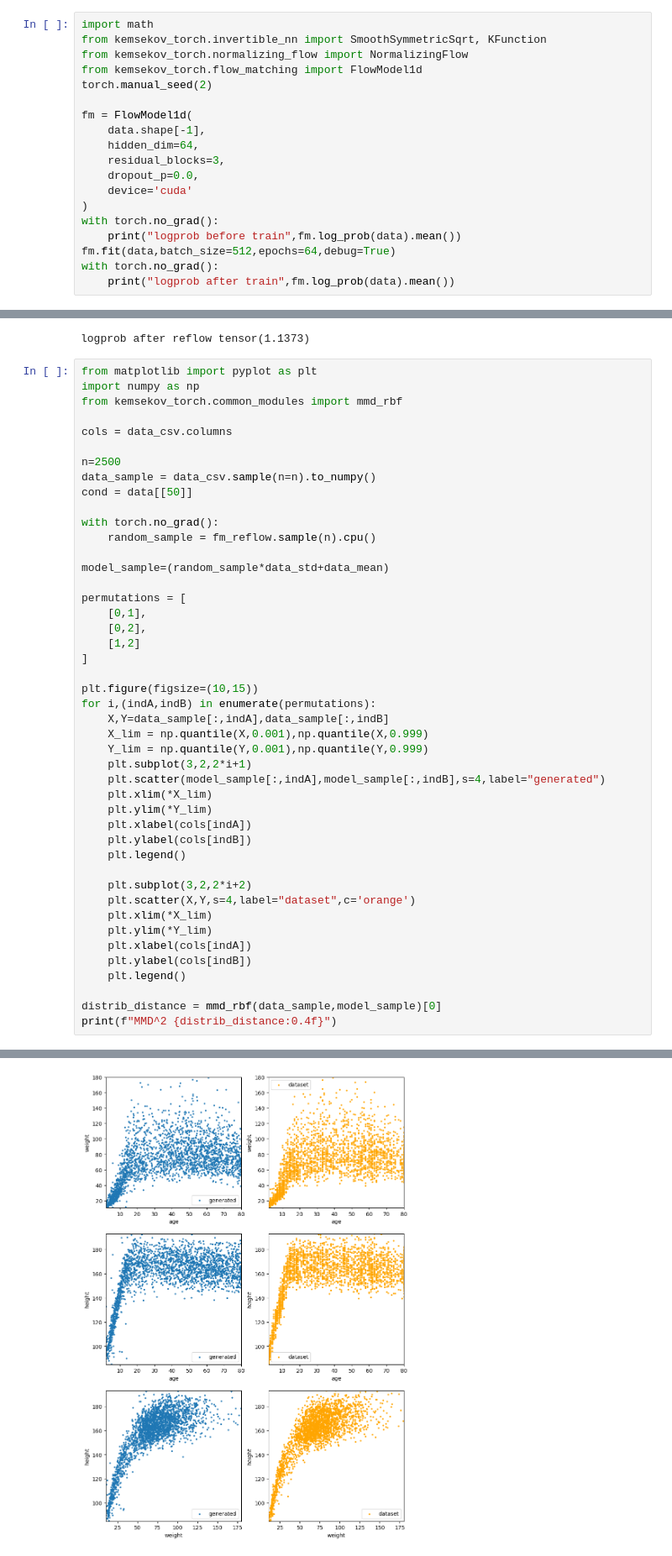
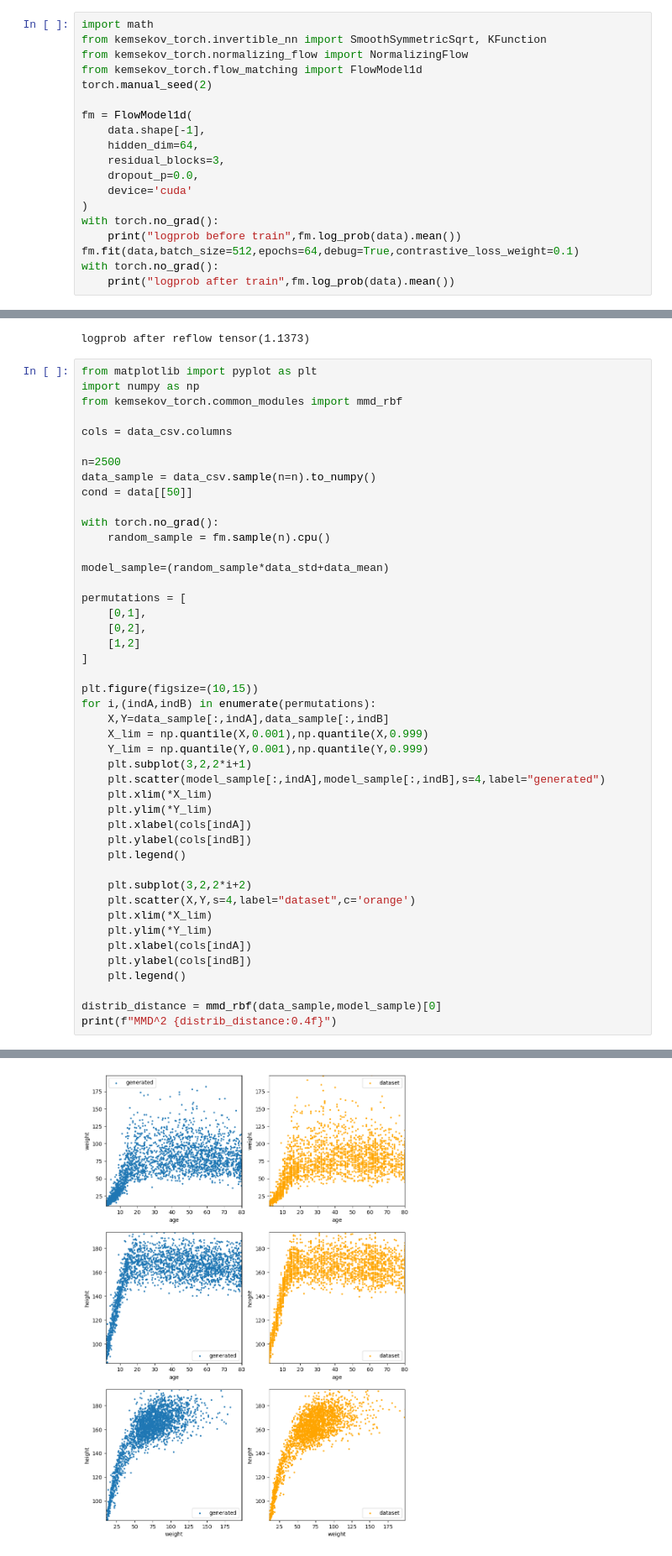
Before and after one commit to Kemsekov/One-Step-Exact-Likelihood-FlowMatching, a Jupyter notebook: run.ipynb, the cells around one changed output, grey strips where cells are left out. Shown at 84% size. Cells and saved outputs as stored; diff of their text form.

```diff
--- a/run.ipynb
+++ b/run.ipynb
@@ -53,7 +53,7 @@ fm = FlowModel1d(
 )
 with torch.no_grad():
     print("logprob before train",fm.log_prob(data).mean())
-fm.fit(data,batch_size=512,epochs=64,debug=True)
+fm.fit(data,batch_size=512,epochs=64,debug=True,contrastive_loss_weight=0.1)
 with torch.no_grad():
     print("logprob after train",fm.log_prob(data).mean())
 # %% [output]
@@ -99,7 +99,7 @@ data_sample = data_csv.sample(n=n).to_numpy()
 cond = data[[50]]
 
 with torch.no_grad():
-    random_sample = fm_reflow.sample(n).cpu()
+    random_sample = fm.sample(n).cpu()
 
 model_sample=(random_sample*data_std+data_mean)
 
@@ -137,4 +137,4 @@ MMD^2 0.0004
-[figure, old version]
+[figure, new version]
 # %%
 from torch.distributions import Normal
 with torch.no_grad():
```
Also changed, not shown: parts of 8 cells of this notebook.
